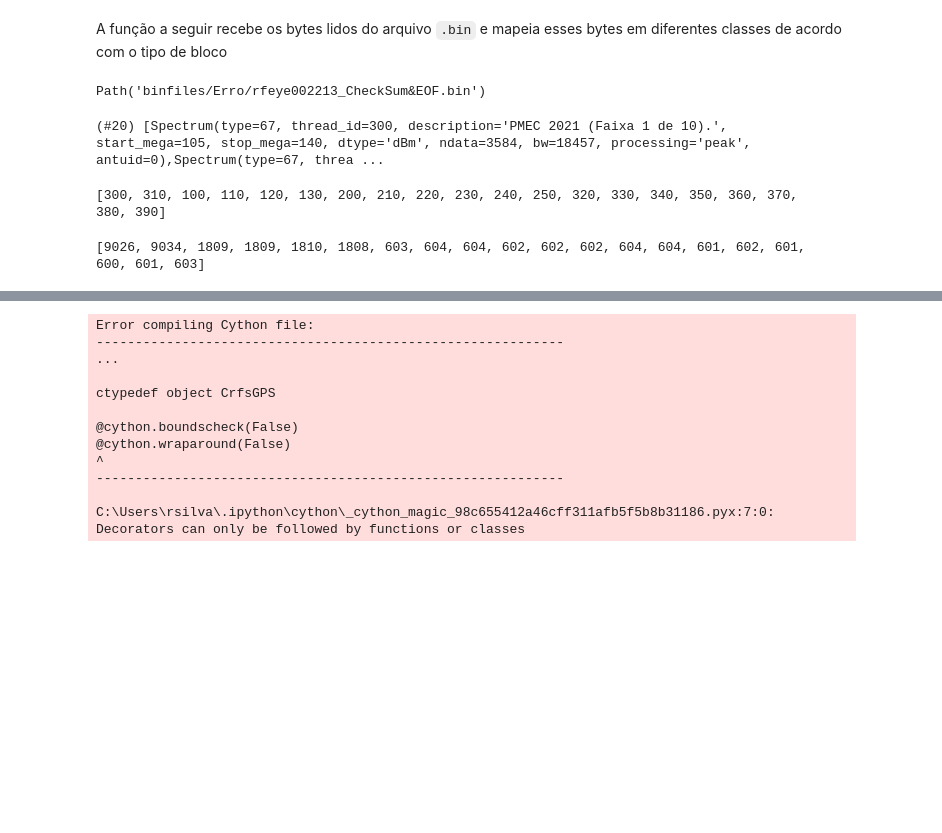
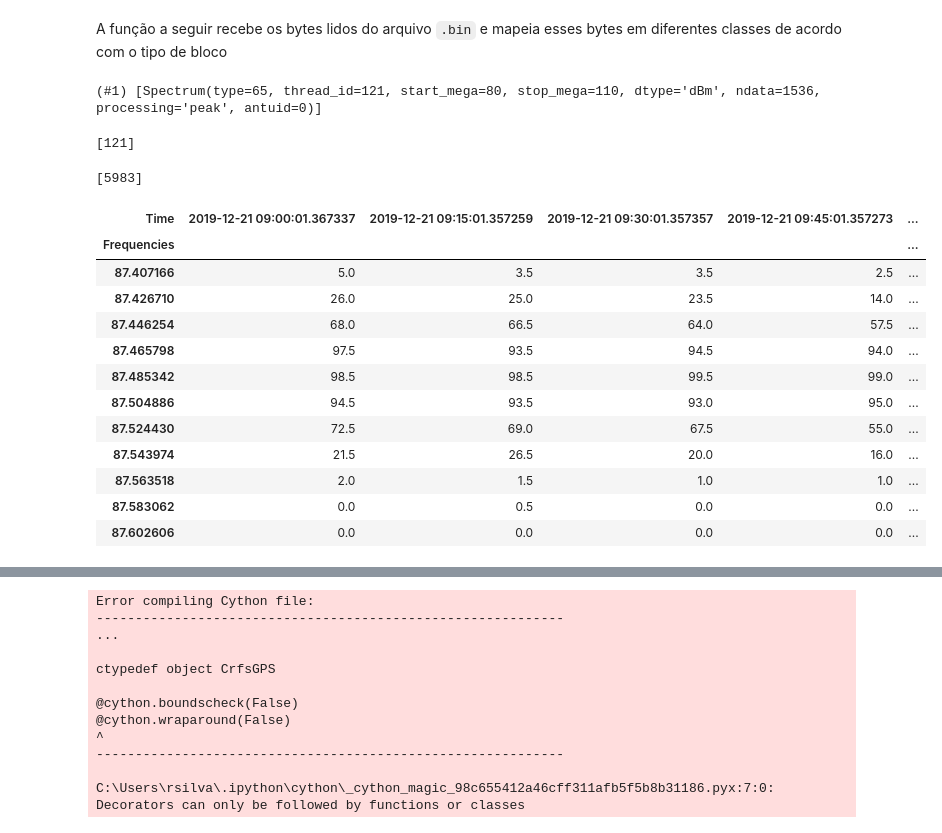
Before and after one commit to ronaldokun/rfpye, a Jupyter notebook: nbs/01_parser.ipynb, the cells around one changed output, grey strips where cells are left out. Cells and saved outputs as stored; diff of their text form; code cells hidden in the pictures; blank space fills up the shorter version.

Commit message:
Added Blocks 1 and 2 and some cosmetic editing

```diff
--- a/nbs/01_parser.ipynb
+++ b/nbs/01_parser.ipynb
@@ -290,7 +283,7 @@ def parse_bin(bin_file: Union[str, Path], precision=np.float32) -> dict:
             block_type, block = create_block(file, next_block)
             if block is None:
                 continue
-            if block_type == 40:
+            if block_type in (2, 40):
                 gps._data.append(block)
             elif block_type in VECTOR_BLOCKS:
                 append_spec_data(block_type,fluxos, block, precision)
@@ -298,27 +291,35 @@ def parse_bin(bin_file: Union[str, Path], precision=np.float32) -> dict:
                 meta.update(getattrs(block, KEY_ATTRS.get(block_type)))
     meta["gps"] = gps
     meta["spectrum"] = L(fluxos.values())
+    meta['hostname'] = meta['hostname'][:2].upper() + meta['hostname'][2:]
     return meta
 # %%
-files = get_files('binfiles/Erro')
+files = get_files('binfiles/Occ')
 file = files[0]
-# %%
-file
-# %% [output]
-Path('binfiles/Erro/rfeye002213_CheckSum&EOF.bin')
 # %%
 dados = parse_bin(file)
 dados['spectrum']
 # %% [output]
-(#20) [Spectrum(type=67, thread_id=300, description='PMEC 2021 (Faixa 1 de 10).', start_mega=105, stop_mega=140, dtype='dBm', ndata=3584, bw=18457, processing='peak', antuid=0),Spectrum(type=67, threa ...
+(#1) [Spectrum(type=65, thread_id=121, start_mega=80, stop_mega=110, dtype='dBm', ndata=1536, processing='peak', antuid=0)]
 # %%
 print(dados['spectrum'].attrgot('thread_id'))
 print(dados['spectrum'].map(len))
 # %% [output]
-[300, 310, 100, 110, 120, 130, 200, 210, 220, 230, 240, 250, 320, 330, 340, 350, 360, 370,
-380, 390]
+[121]
-[9026, 9034, 1809, 1809, 1810, 1808, 603, 604, 604, 602, 602, 602, 604, 604, 601, 602, 601,
-600, 601, 603]
+[5983]
 # %%
-dados['spectrum'][0][0]
+dados['spectrum'][0].matrix().transpose().iloc[379:390,]
 # %% [output]
+| Time | 2019-12-21 09:00:01.367337 | 2019-12-21 09:15:01.357259 | 2019-12-21 09:30:01.357357 | 2019-12-21 09:45:01.357273 | ... |
+| Frequencies |  |  |  |  | ... |
+| 87.407166 | 5.0 | 3.5 | 3.5 | 2.5 | ... |
+| 87.426710 | 26.0 | 25.0 | 23.5 | 14.0 | ... |
+| 87.446254 | 68.0 | 66.5 | 64.0 | 57.5 | ... |
+| 87.465798 | 97.5 | 93.5 | 94.5 | 94.0 | ... |
+| 87.485342 | 98.5 | 98.5 | 99.5 | 99.0 | ... |
+| 87.504886 | 94.5 | 93.5 | 93.0 | 95.0 | ... |
+| 87.524430 | 72.5 | 69.0 | 67.5 | 55.0 | ... |
+| 87.543974 | 21.5 | 26.5 | 20.0 | 16.0 | ... |
+| 87.563518 | 2.0 | 1.5 | 1.0 | 1.0 | ... |
+| 87.583062 | 0.0 | 0.5 | 0.0 | 0.0 | ... |
+| 87.602606 | 0.0 | 0.0 | 0.0 | 0.0 | ... |
```
Also changed, not shown: parts of 3 cells of this notebook, 11 other files.
